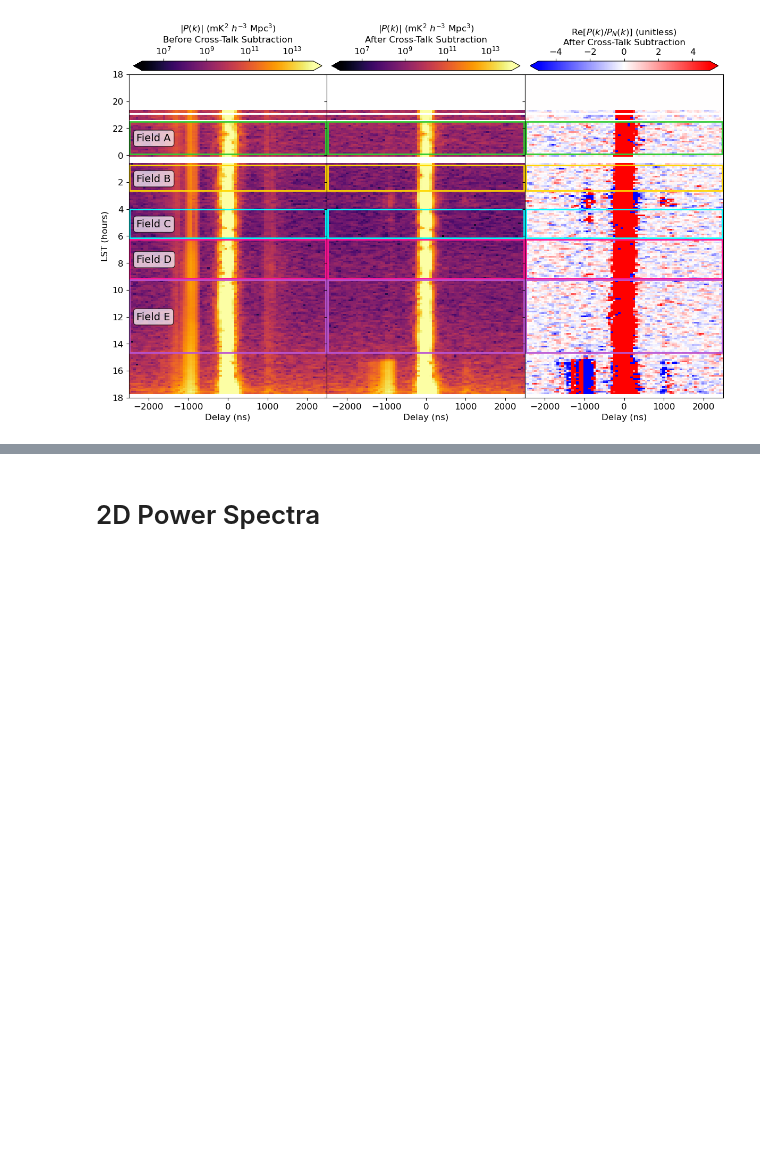
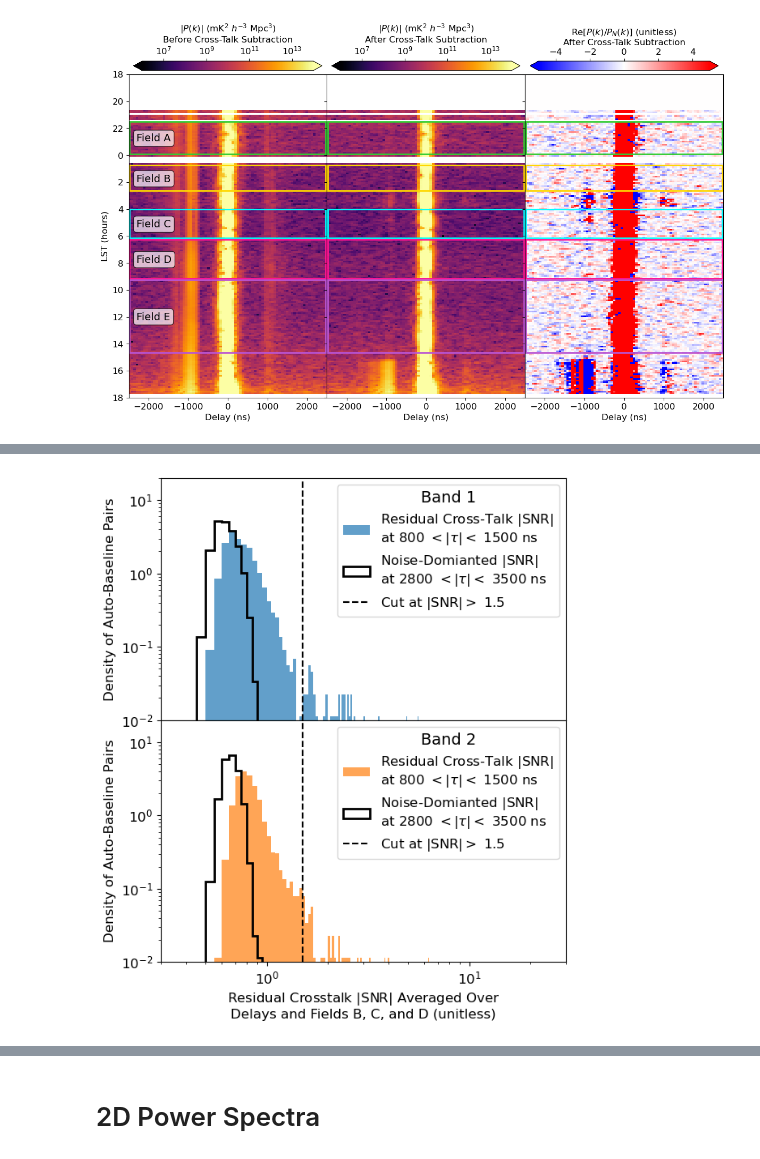
Before and after one commit to HERA-Team/H1C_IDR3_Power_Spectra, a Jupyter notebook: SPOILERS/Paper_Plots/H1C_IDR3_Paper_Plots.ipynb, the cells around one changed output, grey strips where cells are left out. Drawn from its saved outputs; the diff is of its cells as text; code cells hidden in the pictures; blank space fills up the shorter version.

```diff
--- a/SPOILERS/Paper_Plots/H1C_IDR3_Paper_Plots.ipynb
+++ b/SPOILERS/Paper_Plots/H1C_IDR3_Paper_Plots.ipynb
@@ -409,3 +409,70 @@ plt.tight_layout()
 plt.savefig('power_spectrum_waterfall_with_xtalk_subtraction.png', dpi=300, bbox_inches='tight')
 # %% [output]
 [figure]
+# %%
+import pickle
+with open('../All_Epochs_Power_Spectra/figures/crosstalk_flagging_plot_variables.p', 'rb') as f:
+    xtalk_vars = pickle.load(f)
+
+flag_neg_delays = xtalk_vars['flag_neg_delays']
+flag_pos_delays = xtalk_vars['flag_pos_delays']
+flag_all_delays = xtalk_vars['flag_all_delays']
+xtalk_dly_min = xtalk_vars['xtalk_dly_min']
+xtalk_dly_max = xtalk_vars['xtalk_dly_max']
+high_dly_diff = xtalk_vars['high_dly_diff']
+auto_xtalk_snrs = xtalk_vars['auto_xtalk_snrs']
+auto_high_dly_snrs = xtalk_vars['auto_high_dly_snrs']
+auto_xtalk_snr_cut = xtalk_vars['auto_xtalk_snr_cut']
+# %%
+fig, axes = plt.subplots(2, 1, figsize=(6,7), dpi=100, gridspec_kw={'hspace': 0})
+
+# for axis, fname in zip(axes, ['neg', 'pos']):
+
+for spw, ax in enumerate(axes):
+
+    for fname in ['neg', 'pos']:
+        flag_delays = [flag_neg_delays, flag_pos_delays][fname == 'pos']
+        auto_flags_here = [flag_delays[k] for k in flag_delays if (k[0] == spw) and (k[1][0] == k[1][1])]
+        cross_flags_here = [flag_delays[k] for k in flag_delays if (k[0] == spw) and (k[1][0] != k[1][1])]
+
+        title = f'Band {spw + 1} {["Negative", "Positive"][fname == "pos"]} Delays:\n'
+        title += f'{100 * np.sum(auto_flags_here) / len(auto_flags_here):.1f}% of auto-baseline pairs flagged\n'
+        title += f'(corresponding to {100 * np.sum(cross_flags_here) / len(cross_flags_here):.1f}% of \ncross-baseline pairs flagged)'
+        print(title)
+
+
+
+    label = f'Band {spw+1} Flags:\n'
+
+    label1 = f'Residual Cross-Talk $|$SNR$|$\nat {xtalk_dly_min} ' + '$<|\\tau| <$' + f' {xtalk_dly_max} ns'
+    label2 = f'Noise-Domianted $|$SNR$|$\nat {xtalk_dly_min + high_dly_diff} ' + '$<|\\tau| <$' + f' {xtalk_dly_max + high_dly_diff} ns'
+
+
+    ax.hist(np.append(auto_xtalk_snrs['neg'][spw], auto_xtalk_snrs['pos'][spw]),
+            bins=np.arange(.4,10,.05), density=True, alpha=.7, color=['C0', 'C1'][spw], label=label1)
+    ax.hist(np.append(auto_high_dly_snrs['neg'][spw], auto_high_dly_snrs['pos'][spw]),
+            bins=np.arange(.4,10,.05), density=True, histtype='step', lw=2, color='k', label=label2)
+
+    ax.set_ylabel('Density of Auto-Baseline Pairs', fontsize=12)
+
+
+    ax.set_xscale('log')
+    ax.set_yscale('log')
+    ax.set_xlim([.3, 30])
+    ax.set_ylim([1e-2, 20])
+    ax.tick_params(labelsize=12)
+    v2 = ax.axvline(auto_xtalk_snr_cut, linestyle='--', color='k', label='Cut at $|$SNR$|  >$ ' + f'{auto_xtalk_snr_cut:.1f}')
+
+    title = f'Band {spw + 1}'
+
+    ax.legend()
+    handles, labels = ax.get_legend_handles_labels()
+    order = [0, 1, 2]
+    legend = ax.legend([handles[idx] for idx in order],[labels[idx] for idx in order], title=title, fontsize=12)
+    plt.setp(legend.get_title(),fontsize=14)
+
+axes[1].set_xlabel(f'Residual Crosstalk $|$SNR$|$ Averaged Over\nDelays and Fields B, C, and D (unitless)', fontsize=12)
+
+plt.tight_layout()
+plt.savefig(f'auto_xtalk_SNR_hist.pdf')
+# %% [output]
@@ -411,0 +495 @@ plt.savefig('power_spectrum_waterfall_with_xtalk_subtraction.png', dpi=300, bbox
+[figure, added]
```
Also changed, not shown: parts of 9 cells of this notebook, 17 other files.
